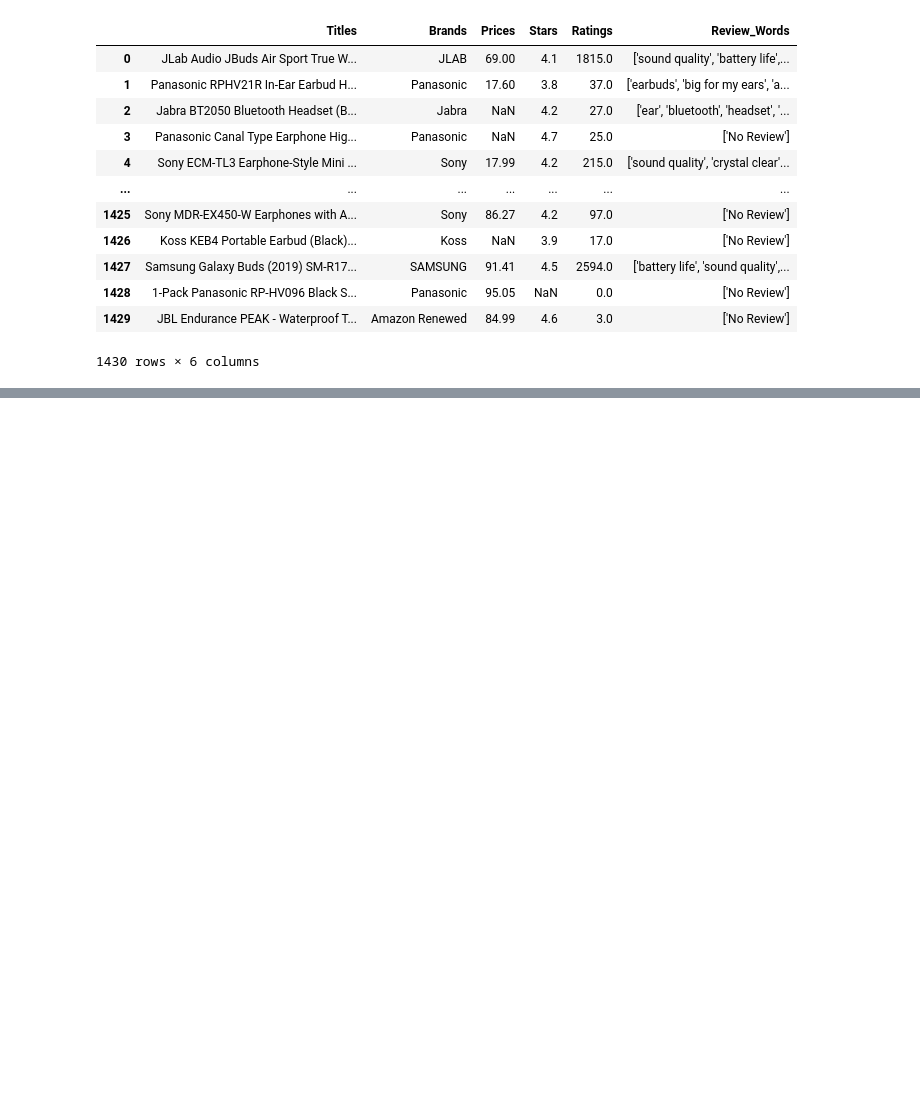
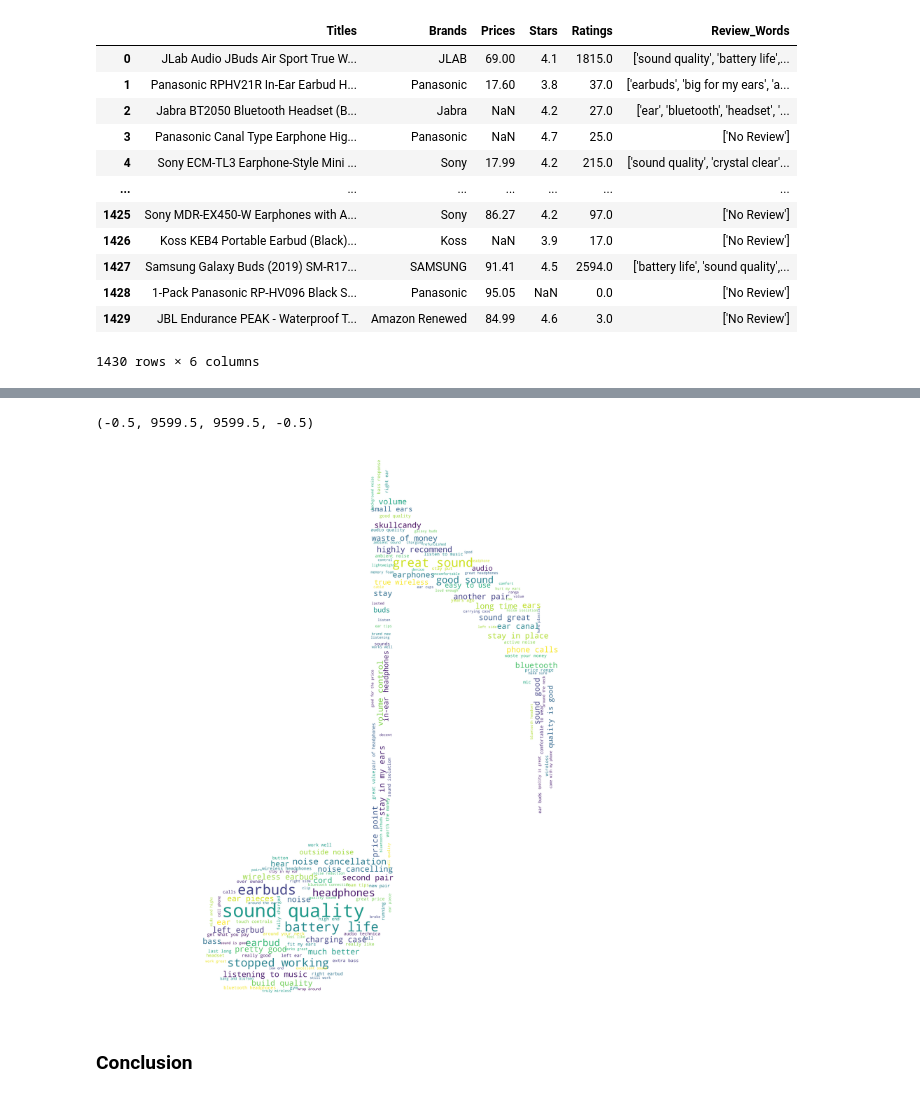
Before and after one commit to yhhsu0409/Amazon_Earbuds, a Jupyter notebook: Analysis/Analysis.ipynb, the cells around one changed output, grey strips where cells are left out. Drawn from its saved outputs; the diff is of its cells as text; code cells hidden in the pictures; blank space fills up the shorter version.

```diff
--- a/Analysis/Analysis.ipynb
+++ b/Analysis/Analysis.ipynb
@@ -290,3 +486,10 @@ data
 | 1428 | 1-Pack Panasonic RP-HV096 Black S... | Panasonic | 95.05 | NaN | 0.0 | ['No Review'] |
 | 1429 | JBL Endurance PEAK - Waterproof T... | Amazon Renewed | 84.99 | 4.6 | 3.0 | ['No Review'] |
 1430 rows × 6 columns
+# %%
+#發現type(Review_words)=String，所以先轉成list
+import ast
+
+for index,strings in data['Review_Words'].items():
+    data['Review_Words'][index] = ast.literal_eval(strings)
+data['Review_Words'][0]
@@ -292,0 +516,9 @@ data
+# %%
+Words = []
+for index,words in data['Review_Words'].items():
+    for word in words:
+        if word == 'No Review':
+            continue
+        else:
+            Words.append(word)
+Words
@@ -292,0 +543,4 @@ data
+# %%
+from collections import Counter
+count = Counter(Words)
+count
@@ -292,0 +565,14 @@ data
+# %%
+from PIL import Image
+from wordcloud import WordCloud
+mask = np.array(Image.open('mask1.jpg'))
+wordcloud = WordCloud(mask=mask,background_color="white",contour_color='steelblue',scale=15)
+wordcloud.generate_from_frequencies(frequencies=count)
+plt.figure(figsize=(100,50))
+plt.imshow(wordcloud)
+plt.axis('off')
+# %% [output]
+(-0.5, 9599.5, 9599.5, -0.5)
+[figure, added]
+# %% [markdown]
+### Conclusion
```
Also changed, not shown: parts of 19 cells of this notebook.
